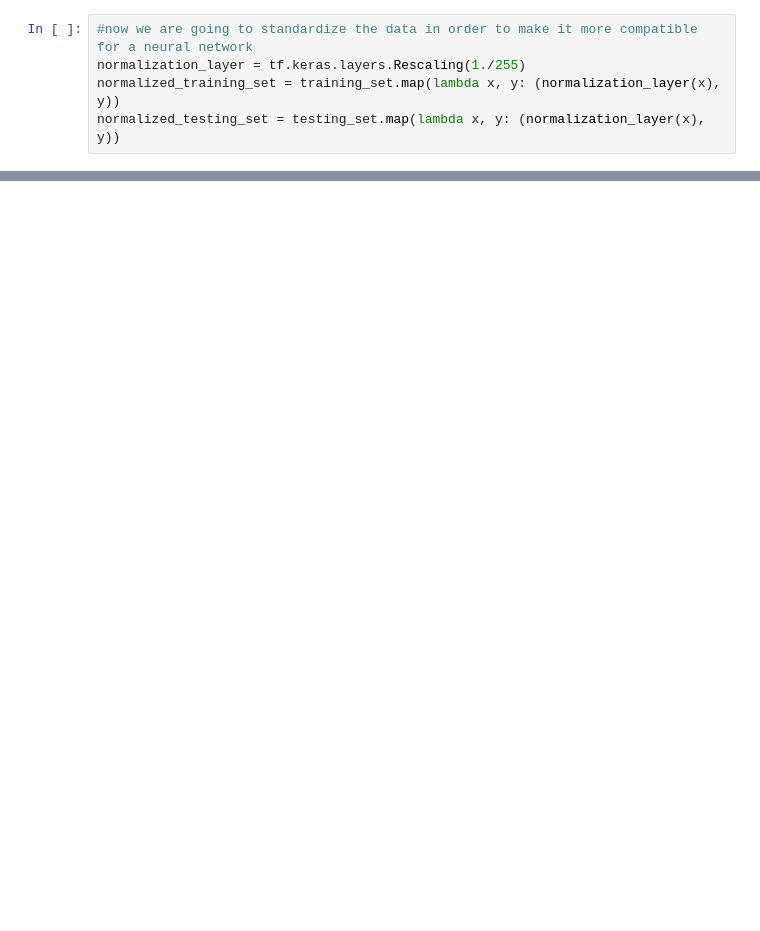
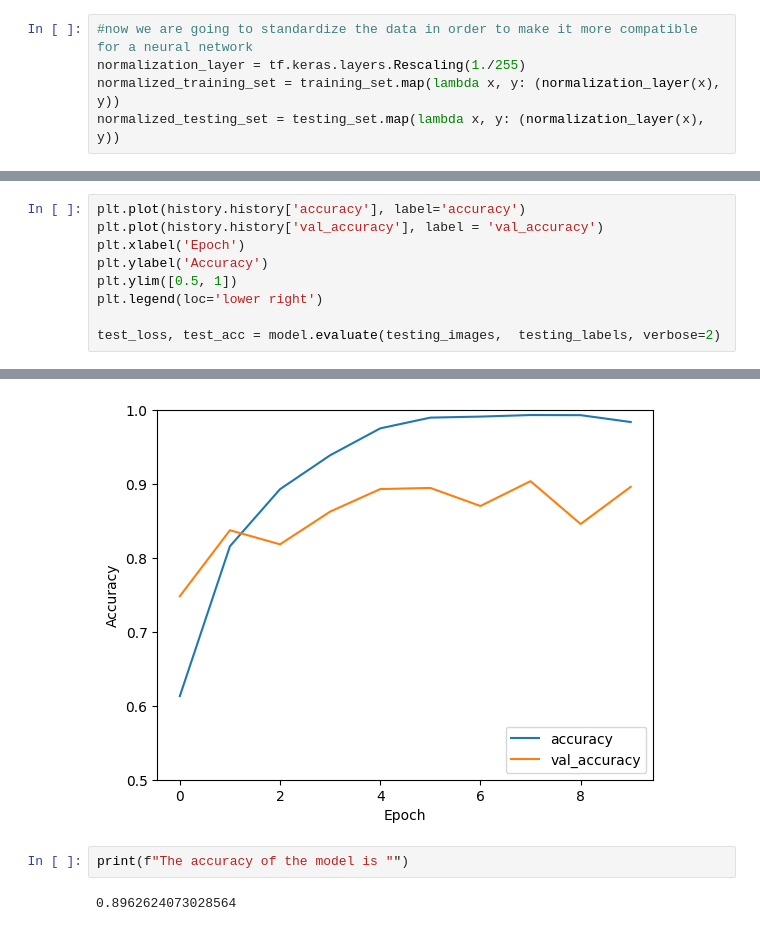
Before and after one commit to bab9755/brain-tumor-classifier, a Jupyter notebook: main.ipynb, the cells around one changed output, grey strips where cells are left out. Cells and saved outputs as stored; diff of their text form; blank space fills up the shorter version.

```diff
--- a/main.ipynb
+++ b/main.ipynb
@@ -74,0 +145,10 @@ history = model.fit(training_images, training_labels, epochs=10,
+# %%
+plt.plot(history.history['accuracy'], label='accuracy')
+plt.plot(history.history['val_accuracy'], label = 'val_accuracy')
+plt.xlabel('Epoch')
+plt.ylabel('Accuracy')
+plt.ylim([0.5, 1])
+plt.legend(loc='lower right')
+
+test_loss, test_acc = model.evaluate(testing_images,  testing_labels, verbose=2)
+# %% [output]
@@ -74,0 +156,5 @@ history = model.fit(training_images, training_labels, epochs=10,
+[figure, added]
+# %%
+print(f"The accuracy of the model is "")
+# %% [output]
+0.8962624073028564
```
Also changed, not shown: parts of 8 cells of this notebook.
